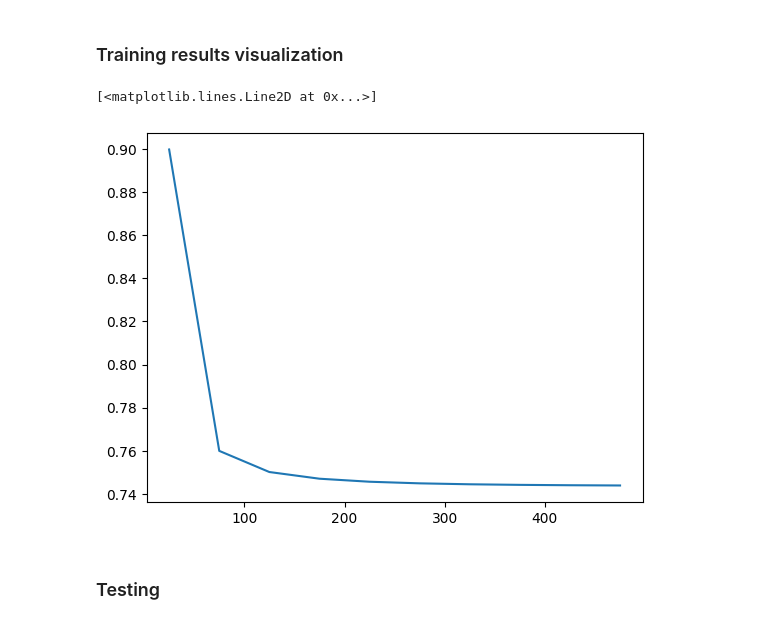
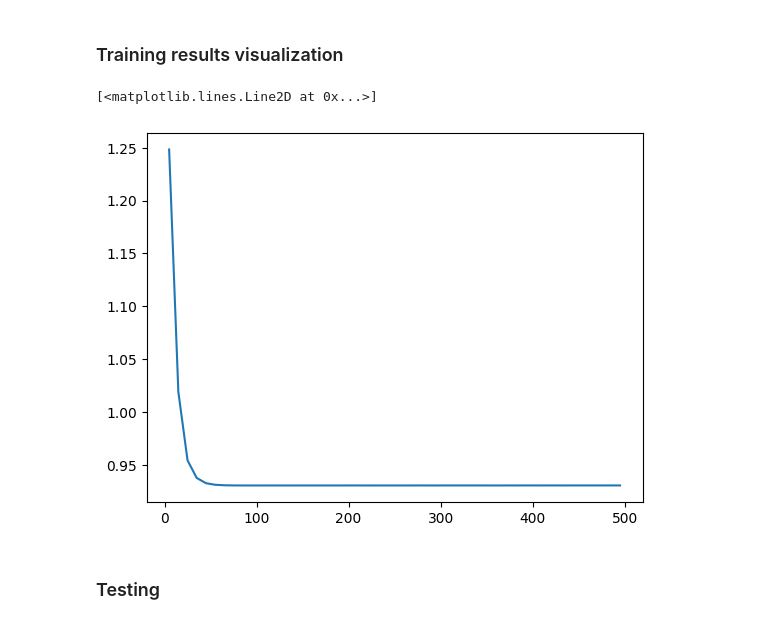
Before and after one commit to Dalsaetra/unitary_memory_indexing_recreated, a Jupyter notebook: notebooks/main.ipynb, the cells around one changed output. Cells and saved outputs as stored; diff of their text form; code cells hidden in the pictures.

```diff
--- a/notebooks/main.ipynb
+++ b/notebooks/main.ipynb
@@ -78,7 +81,7 @@ training_loader = torch.utils.data.DataLoader(training_data, batch_size=BATCH_SI
 # %% [markdown]
 ### Create model
 # %%
-model = UMI(2,n_categories,L2=False)
+model = UMI_L1(2,n_categories,decay=0.01)
 # %%
 model(torch.tensor([1.,0.]))
 # %% [output]
@@ -124,13 +127,13 @@ epoch_data, loss_data = train(training_loader,model,n_epochs=500)
 # %% [markdown]
 ### Training results visualization
 # %%
-epoch_data_avgd = epoch_data.reshape(10,-1).mean(axis=1)
-loss_data_avgd = loss_data.reshape(10,-1).mean(axis=1)
+epoch_data_avgd = epoch_data.reshape(50,-1).mean(axis=1)
+loss_data_avgd = loss_data.reshape(50,-1).mean(axis=1)
 plt.plot(epoch_data_avgd,loss_data_avgd)
 # plt.plot(epoch_data,loss_data)
 # %% [output]
 [<matplotlib.lines.Line2D at 0x...>]
-[figure, old version]
+[figure, new version]
 # %% [markdown]
 ### Testing
 # %%
```
Also changed, not shown: parts of 8 cells of this notebook, 1 other file.
